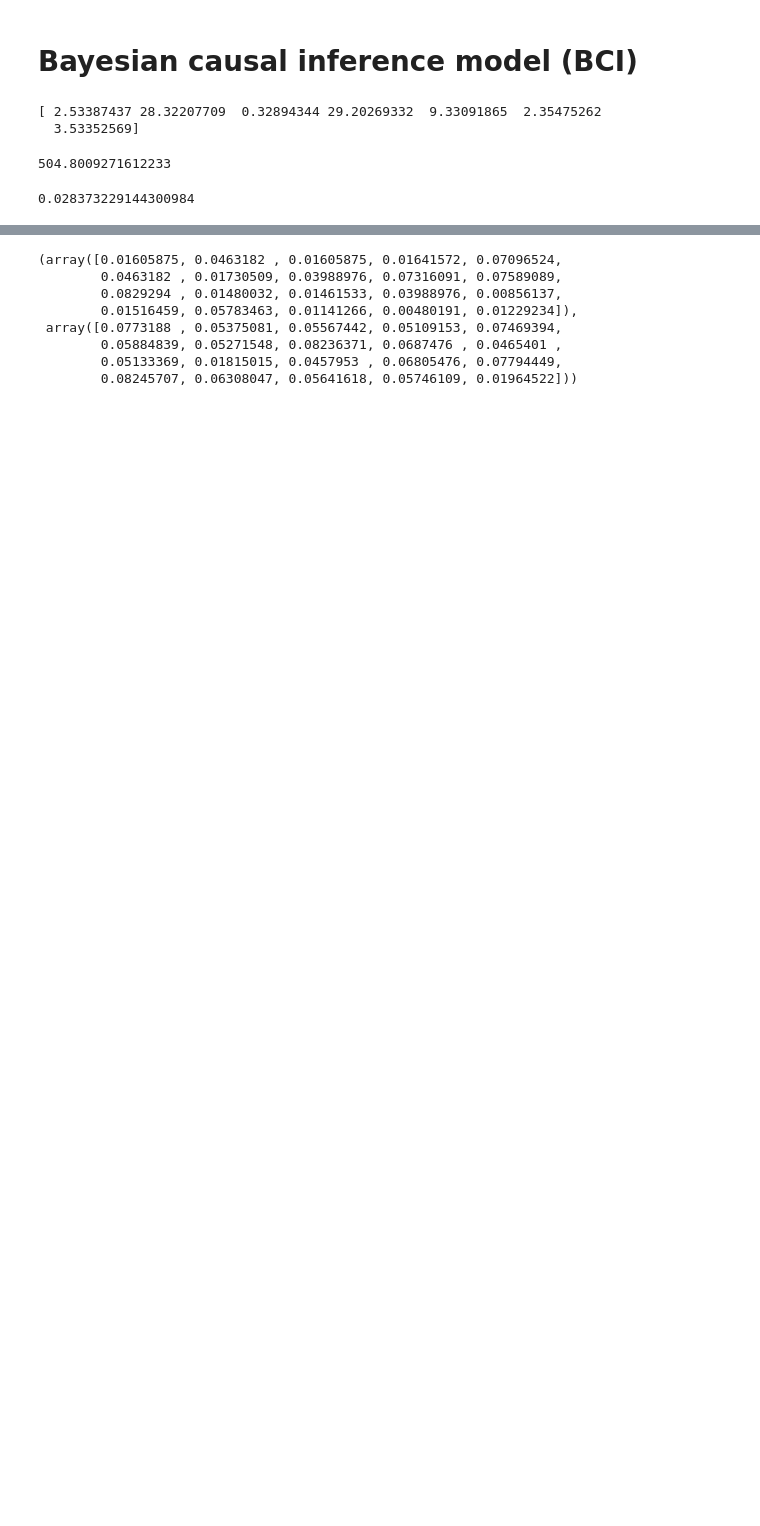
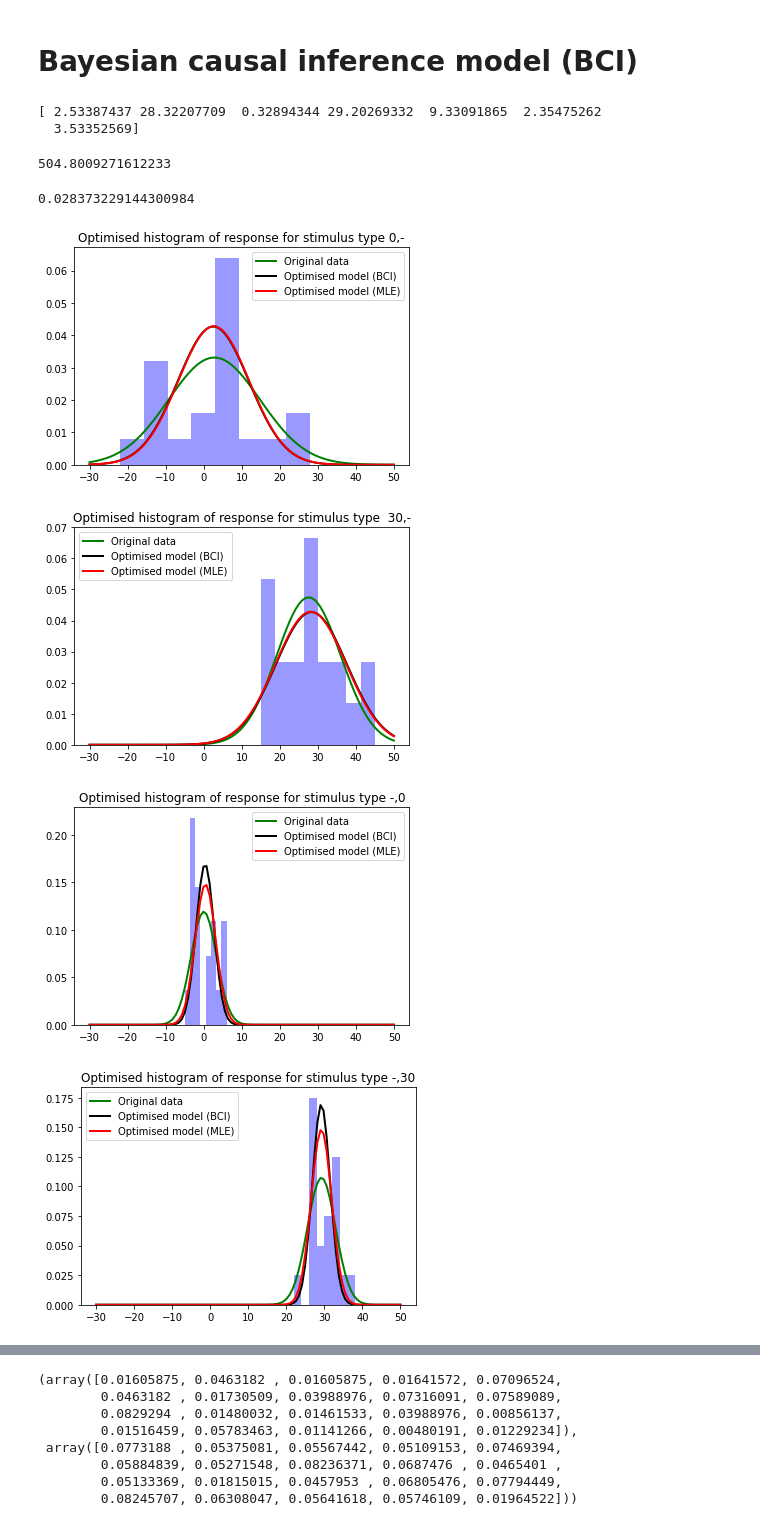
Before and after one commit to s180820/CogMod3, a Jupyter notebook: initial_notebook.ipynb, the cells around one changed output, grey strips where cells are left out. Saved outputs shown, nothing was run; the diff lists cells and outputs as text; code cells hidden in the pictures; blank space fills up the shorter version.

```diff
--- a/initial_notebook.ipynb
+++ b/initial_notebook.ipynb
@@ -336,9 +349,9 @@ initParams = [means_ini[0], means_ini[1], means_ini[2], means_ini[3], sigma_a_in
 results = minimize(gaussian, initParams)
 print(results.x)
 
-first_4_optimised = results.x[:4]
-optimised_sigma_a = results.x[4]
-optimised_sigma_v = results.x[5]
+first_4_optimised_BCI = results.x[:4]
+optimised_sigma_a_BCI = results.x[4]
+optimised_sigma_v_BCI = results.x[5]
 # %% [output]
 [ 2.53387437 28.32207709  0.32894344 29.20269332  9.33091865  2.35475262
   3.53352569]
@@ -350,3 +363,77 @@ gaussian(results.x)
 1/(1+np.exp(results.x[6]))
 # %% [output]
 0.028373229144300984
+# %%
+last_4_optimised_BCI = combined_distributions(first_4_optimised_BCI, optimised_sigma_a_BCI, optimised_sigma_v_BCI, data)[0][:4]
+optimised_sigma_av_BCI = combined_distributions(first_4_optimised_BCI, optimised_sigma_a_BCI, optimised_sigma_v_BCI, data)[1]
+# %%
+# plotting the BCI model with optimised parameters and the histograms of the data
+
+def plot_optimised_model(data, first_4_optimised_BCI, last_4_optimised_BCI, optimised_sigma_a_BCI, optimised_sigma_v_BCI, optimised_sigma_av_BCI):
+
+
+
+    liste = ['0,-',' 30,-', '-,0' ,'-,30',' 0,0', '0,30', '30,0' ,'30,30']
+    for i in range(4):
+        plt.hist(data[i], bins=8, density=True, alpha=0.4, color='b')
+        plt.title('Optimised histogram of response for stimulus type {}'.format([i for i in liste][i]))
+        xmin, xmax = (-30, 50)
+        mu, std = norm.fit(data[i])
+        x = np.linspace(xmin, xmax, 100)
+        p = norm.pdf(x, mu, std)
+        plt.plot(x, p, color='green', linewidth=2)
+        # plt.show()
+
+    # Plot the PDF.
+        xmin, xmax = (-30, 50)
+        x = np.linspace(xmin, xmax, 100)
+        if i < 2:
+            p = norm.pdf(x, first_4_optimised_BCI[i], optimised_sigma_a_BCI)
+            mle = norm.pdf(x, first_4_optimised[i], optimised_sigma_a)
+            plt.plot(x, p, 'k', linewidth=2)
+            plt.plot(x, mle, 'r', linewidth=2)
+            plt.legend(['Original data', 'Optimised model (BCI)', 'Optimised model (MLE)'])
+            plt.savefig('opt_histogram_BCI{}.png'.format([i for i in liste][i]))
+
+
+            plt.show()
+
+        else:
+            p = norm.pdf(x, first_4_optimised_BCI[i], optimised_sigma_v_BCI)
+            mle = norm.pdf(x, first_4_optimised[i], optimised_sigma_v)
+            plt.plot(x, p, 'k', linewidth=2)
+            plt.plot(x, mle, 'r', linewidth=2)
+            plt.legend(['Original data', 'Optimised model (BCI)', 'Optimised model (MLE)'])
+            plt.savefig('opt_histogram_BCI{}.png'.format([i for i in liste][i]))
+
+
+            plt.show()
+
+
+    for i in range(4):
+        plt.hist(data[i+4], bins=8, density=True, alpha=0.4, color='b')
+        plt.title('Optimised histogram of response for stimulus type {}'.format([i for i in liste][i+4]))
+        xmin, xmax = (-30, 50)
+        mu, std = norm.fit(data[i+4])
+        x = np.linspace(xmin, xmax, 100)
+        p = norm.pdf(x, mu, std)
+        plt.plot(x, p, color='green', linewidth=2)
+
+    # Plot the PDF.
+        xmin, xmax = (-30, 50)
+        x = np.linspace(xmin, xmax, 100)
+        p = norm.pdf(x, last_4_optimised_BCI[i], optimised_sigma_av_BCI)
+        mle = norm.pdf(x, last_4_optimised[i], optimised_sigma_av)
+        plt.plot(x, p, 'k', linewidth=2) # BCI model dotted line
+        plt.plot(x, mle, 'r', linewidth=2)
+        plt.legend(['Original data', 'Optimised model (BCI)', 'Optimised model (MLE)'])
+        plt.savefig('opt_histogram_BCI{}.png'.format([i for i in liste][i+4]))
+        plt.show()
+
+
+plot_optimised_model(data, first_4_optimised_BCI, last_4_optimised_BCI, optimised_sigma_a_BCI, optimised_sigma_v_BCI, optimised_sigma_av_BCI)
+# %% [output]
+[figure, added]
+[figure, added]
+[figure, added]
+[figure, added]
```
Also changed, not shown: parts of 5 cells of this notebook, 16 other files.
